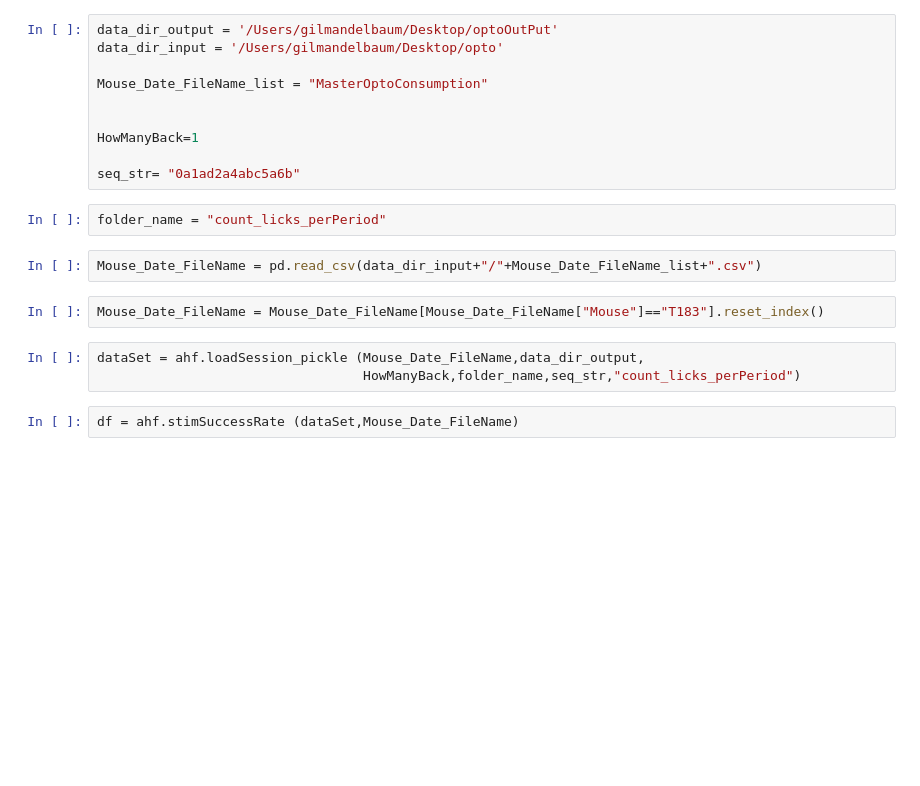
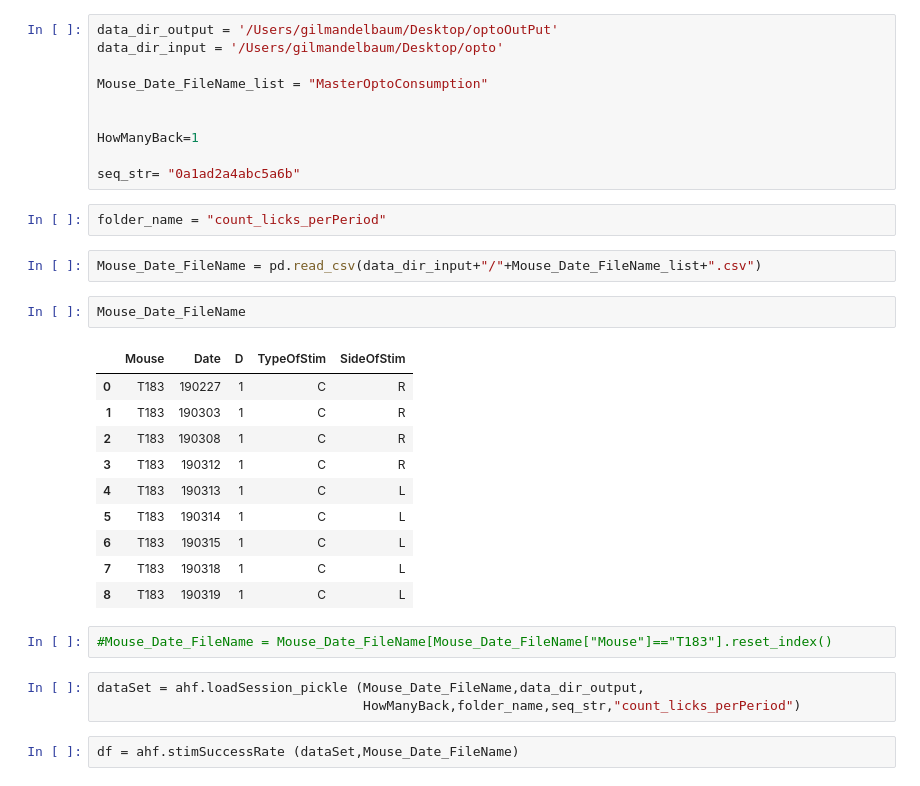
Before and after one commit to gilmandelbaum/analysis-pipeline-for-optogenetics_ex, a Jupyter notebook: data_set_how_many_stim_success_rate.ipynb, the cells around one changed output. Cells and saved outputs as stored; diff of their text form; blank space fills up the shorter version.

```diff
--- a/data_set_how_many_stim_success_rate.ipynb
+++ b/data_set_how_many_stim_success_rate.ipynb
@@ -20,8 +20,21 @@ seq_str= "0a1ad2a4abc5a6b"
 folder_name = "count_licks_perPeriod"
 # %%
 Mouse_Date_FileName = pd.read_csv(data_dir_input+"/"+Mouse_Date_FileName_list+".csv")
+# %%
+Mouse_Date_FileName
+# %% [output]
+|  | Mouse | Date | D | TypeOfStim | SideOfStim |
+| 0 | T183 | 190227 | 1 | C | R |
+| 1 | T183 | 190303 | 1 | C | R |
+| 2 | T183 | 190308 | 1 | C | R |
+| 3 | T183 | 190312 | 1 | C | R |
+| 4 | T183 | 190313 | 1 | C | L |
+| 5 | T183 | 190314 | 1 | C | L |
+| 6 | T183 | 190315 | 1 | C | L |
+| 7 | T183 | 190318 | 1 | C | L |
+| 8 | T183 | 190319 | 1 | C | L |
 # %%
-Mouse_Date_FileName = Mouse_Date_FileName[Mouse_Date_FileName["Mouse"]=="T183"].reset_index()
+#Mouse_Date_FileName = Mouse_Date_FileName[Mouse_Date_FileName["Mouse"]=="T183"].reset_index()
 # %%
 dataSet = ahf.loadSession_pickle (Mouse_Date_FileName,data_dir_output,
                                   HowManyBack,folder_name,seq_str,"count_licks_perPeriod")
```
Also changed, not shown: parts of 1 cell of this notebook, 2 other files.
